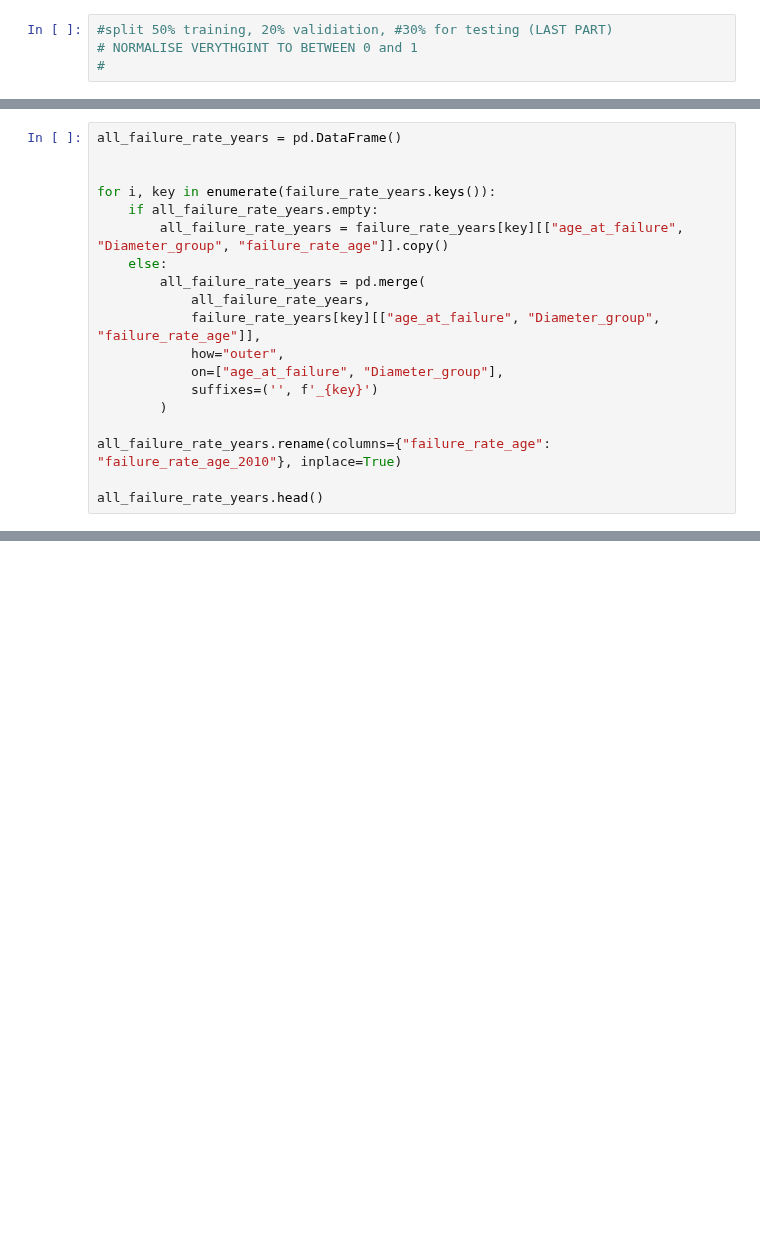
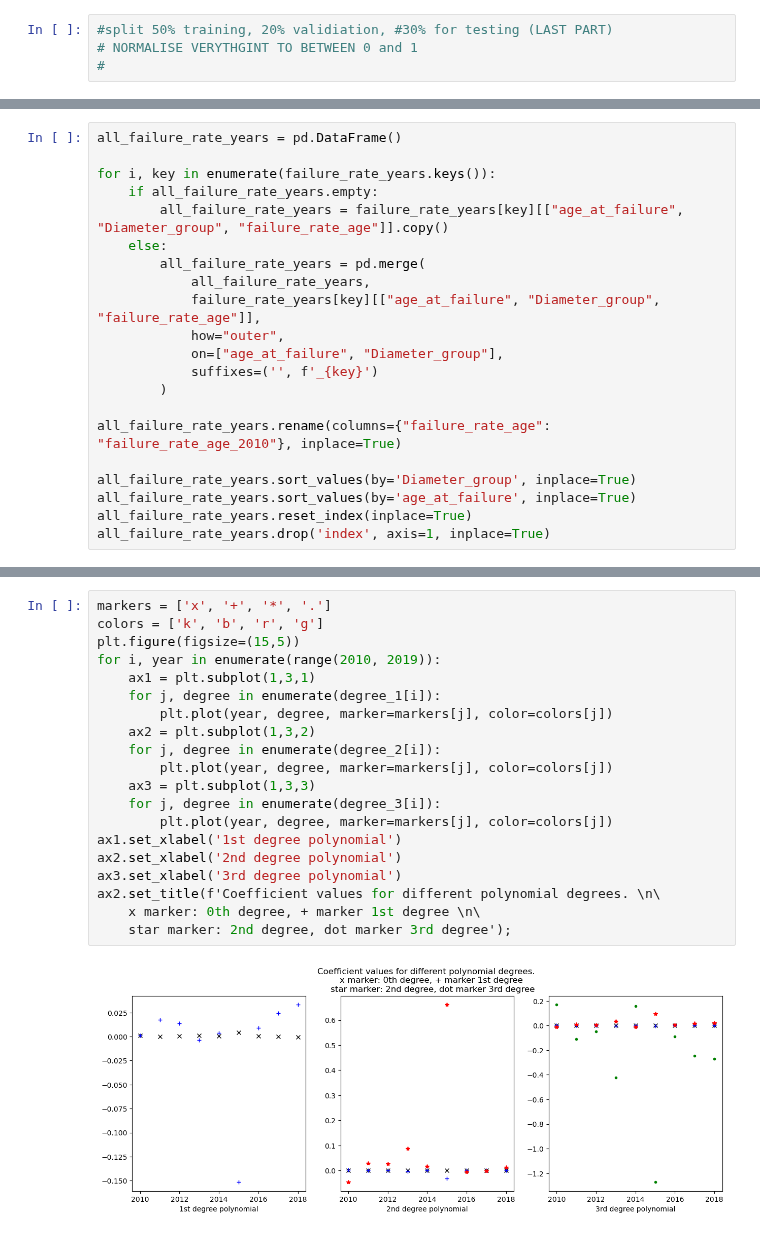
Before and after one commit to jipsteiger/ENVM1601, a Jupyter notebook: Failure_modelling/advanced_model.ipynb, the cells around one changed output, grey strips where cells are left out. Cells and saved outputs as stored; diff of their text form; blank space fills up the shorter version.

Commit message:
advanced failure model finish

```diff
--- a/Failure_modelling/advanced_model.ipynb
+++ b/Failure_modelling/advanced_model.ipynb
@@ -45,6 +54,5 @@ plt.show()
 # %%
 all_failure_rate_years = pd.DataFrame()
-
 
 for i, key in enumerate(failure_rate_years.keys()):
     if all_failure_rate_years.empty:
@@ -60,4 +68,7 @@ for i, key in enumerate(failure_rate_years.keys()):
 
 all_failure_rate_years.rename(columns={"failure_rate_age": "failure_rate_age_2010"}, inplace=True)
 
-all_failure_rate_years.head()
+all_failure_rate_years.sort_values(by='Diameter_group', inplace=True)
+all_failure_rate_years.sort_values(by='age_at_failure', inplace=True)
+all_failure_rate_years.reset_index(inplace=True)
+all_failure_rate_years.drop('index', axis=1, inplace=True)
@@ -70,0 +126,22 @@ all_failure_rate_years.head()
+# %%
+markers = ['x', '+', '*', '.']
+colors = ['k', 'b', 'r', 'g']
+plt.figure(figsize=(15,5))
+for i, year in enumerate(range(2010, 2019)):
+    ax1 = plt.subplot(1,3,1)
+    for j, degree in enumerate(degree_1[i]):
+        plt.plot(year, degree, marker=markers[j], color=colors[j])
+    ax2 = plt.subplot(1,3,2)
+    for j, degree in enumerate(degree_2[i]):
+        plt.plot(year, degree, marker=markers[j], color=colors[j])
+    ax3 = plt.subplot(1,3,3)
+    for j, degree in enumerate(degree_3[i]):
+        plt.plot(year, degree, marker=markers[j], color=colors[j])
+ax1.set_xlabel('1st degree polynomial')
+ax2.set_xlabel('2nd degree polynomial')
+ax3.set_xlabel('3rd degree polynomial')
+ax2.set_title(f'Coefficient values for different polynomial degrees. \n\
+    x marker: 0th degree, + marker 1st degree \n\
+    star marker: 2nd degree, dot marker 3rd degree');
+# %% [output]
+[figure, added]
```
Also changed, not shown: parts of 8 cells of this notebook, 8 other files.
